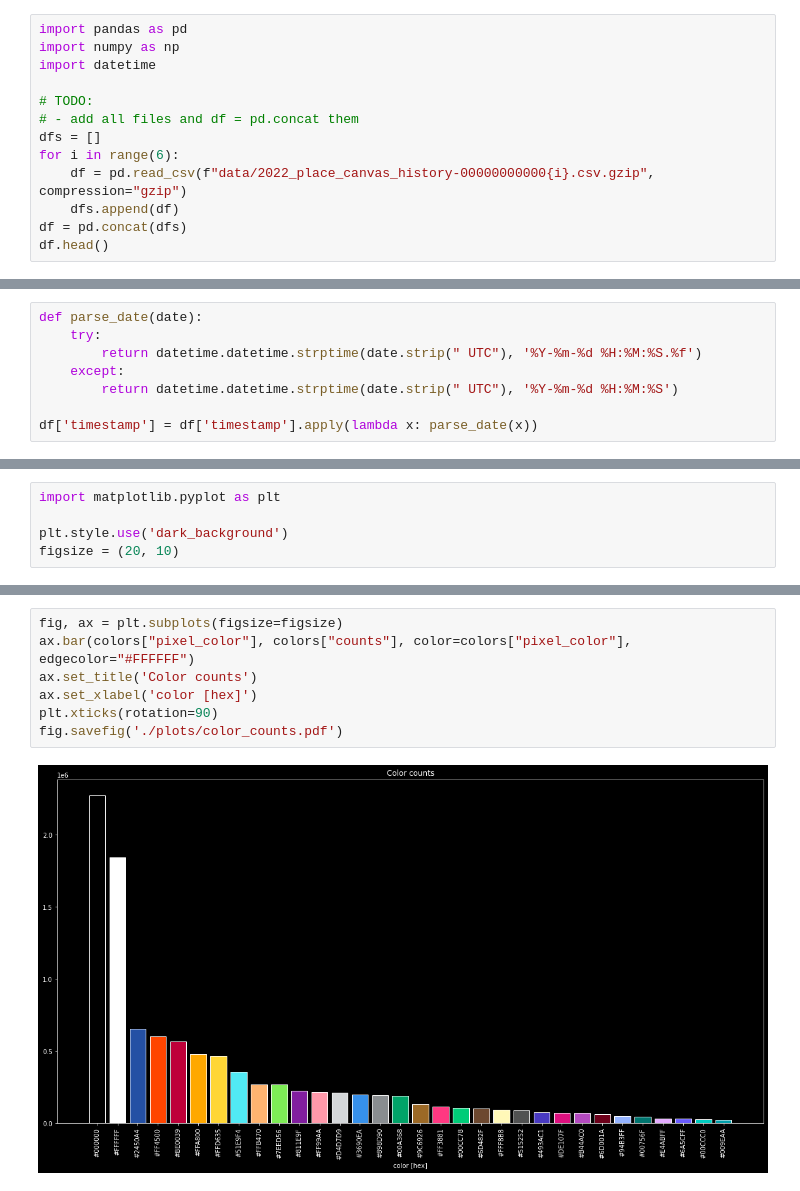
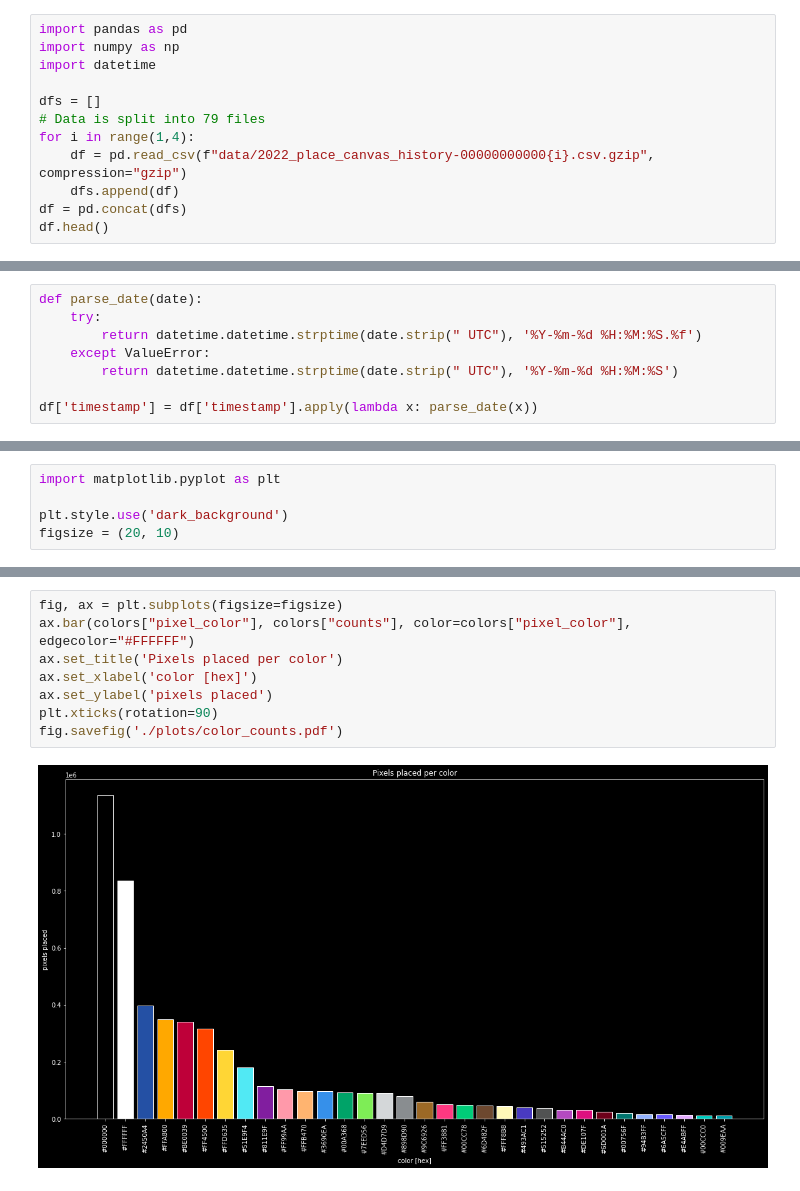
Before and after one commit to D-Mielewczyk/r-place-analysis, a Jupyter notebook: main.ipynb, the cells around one changed output, grey strips where cells are left out. Drawn from its saved outputs; the diff is of its cells as text.

Commit message:
added: plots, comments, md description

```diff
--- a/main.ipynb
+++ b/main.ipynb
@@ -3,10 +3,9 @@ import pandas as pd
 import numpy as np
 import datetime
 
-# TODO:
-# - add all files and df = pd.concat them
 dfs = []
-for i in range(6):
+# Data is split into 79 files
+for i in range(1,4):
     df = pd.read_csv(f"data/2022_place_canvas_history-00000000000{i}.csv.gzip", compression="gzip")
     dfs.append(df)
 df = pd.concat(dfs)
@@ -22,7 +23,7 @@ df.head()
 def parse_date(date):
     try:
         return datetime.datetime.strptime(date.strip(" UTC"), '%Y-%m-%d %H:%M:%S.%f')
-    except:
+    except ValueError:
         return datetime.datetime.strptime(date.strip(" UTC"), '%Y-%m-%d %H:%M:%S')
 
 df['timestamp'] = df['timestamp'].apply(lambda x: parse_date(x))
@@ -96,9 +83,10 @@ colors.head()
 # %%
 fig, ax = plt.subplots(figsize=figsize)
 ax.bar(colors["pixel_color"], colors["counts"], color=colors["pixel_color"], edgecolor="#FFFFFF")
-ax.set_title('Color counts')
+ax.set_title('Pixels placed per color')
 ax.set_xlabel('color [hex]')
+ax.set_ylabel('pixels placed')
 plt.xticks(rotation=90)
 fig.savefig('./plots/color_counts.pdf')
 # %% [output]
-[figure, old version]
+[figure, new version]
```
Also changed, not shown: parts of 16 cells of this notebook, 5 other files.
